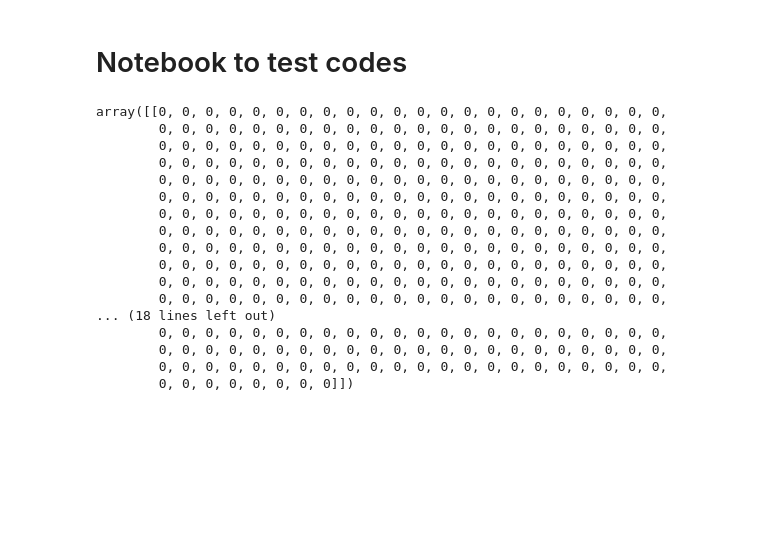
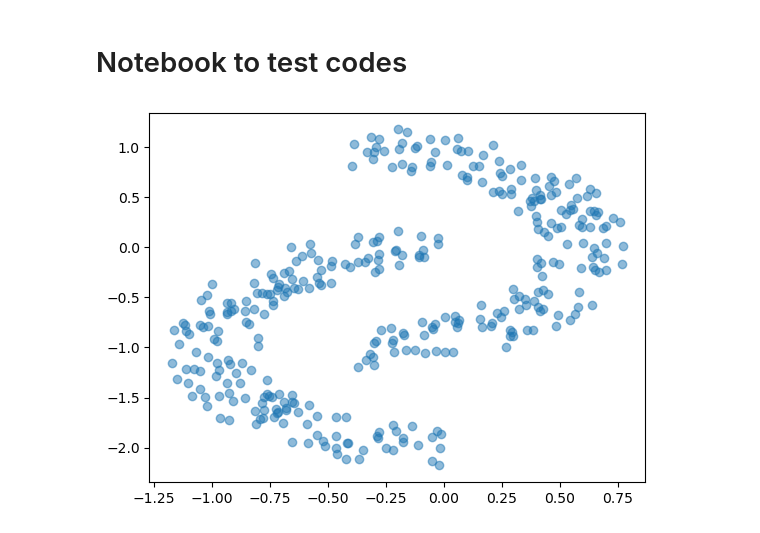
Before and after one commit to JerryBubble/skelMethods, a Jupyter notebook: Develop.ipynb, the cells around one changed output. Saved outputs shown, nothing was run; the diff lists cells and outputs as text; code cells hidden in the pictures; blank space fills up the shorter version.

```diff
--- a/Develop.ipynb
+++ b/Develop.ipynb
@@ -84,20 +75,11 @@ def twoMoon(numObjects = 180, shape1a = -0.4, shape2b = 1, shape1rFrom = 0.8,
 # %%
-numObjects = 180
+data = twoMoon()
+X = data["data"]
+Y = data["cluster"]
-# %% [output]
-array([[0, 0, 0, 0, 0, 0, 0, 0, 0, 0, 0, 0, 0, 0, 0, 0, 0, 0, 0, 0, 0, 0,
-        0, 0, 0, 0, 0, 0, 0, 0, 0, 0, 0, 0, 0, 0, 0, 0, 0, 0, 0, 0, 0, 0,
-        0, 0, 0, 0, 0, 0, 0, 0, 0, 0, 0, 0, 0, 0, 0, 0, 0, 0, 0, 0, 0, 0,
-        0, 0, 0, 0, 0, 0, 0, 0, 0, 0, 0, 0, 0, 0, 0, 0, 0, 0, 0, 0, 0, 0,
-        0, 0, 0, 0, 0, 0, 0, 0, 0, 0, 0, 0, 0, 0, 0, 0, 0, 0, 0, 0, 0, 0,
-        0, 0, 0, 0, 0, 0, 0, 0, 0, 0, 0, 0, 0, 0, 0, 0, 0, 0, 0, 0, 0, 0,
-        0, 0, 0, 0, 0, 0, 0, 0, 0, 0, 0, 0, 0, 0, 0, 0, 0, 0, 0, 0, 0, 0,
-        0, 0, 0, 0, 0, 0, 0, 0, 0, 0, 0, 0, 0, 0, 0, 0, 0, 0, 0, 0, 0, 0,
-        0, 0, 0, 0, 0, 0, 0, 0, 0, 0, 0, 0, 0, 0, 0, 0, 0, 0, 0, 0, 0, 0,
-        0, 0, 0, 0, 0, 0, 0, 0, 0, 0, 0, 0, 0, 0, 0, 0, 0, 0, 0, 0, 0, 0,
-        0, 0, 0, 0, 0, 0, 0, 0, 0, 0, 0, 0, 0, 0, 0, 0, 0, 0, 0, 0, 0, 0,
-        0, 0, 0, 0, 0, 0, 0, 0, 0, 0, 0, 0, 0, 0, 0, 0, 0, 0, 0, 0, 0, 0,
-... (18 lines left out)
-        0, 0, 0, 0, 0, 0, 0, 0, 0, 0, 0, 0, 0, 0, 0, 0, 0, 0, 0, 0, 0, 0,
-        0, 0, 0, 0, 0, 0, 0, 0, 0, 0, 0, 0, 0, 0, 0, 0, 0, 0, 0, 0, 0, 0,
-        0, 0, 0, 0, 0, 0, 0, 0, 0, 0, 0, 0, 0, 0, 0, 0, 0, 0, 0, 0, 0, 0,
-        0, 0, 0, 0, 0, 0, 0, 0]])
+# %%
+import matplotlib.pyplot as plt
+
+plt.scatter(X[:,0], X[:,1], alpha=0.5)
+plt.show()
+# %% [output]
+[figure, added]
```
Also changed, not shown: parts of 10 cells of this notebook.
